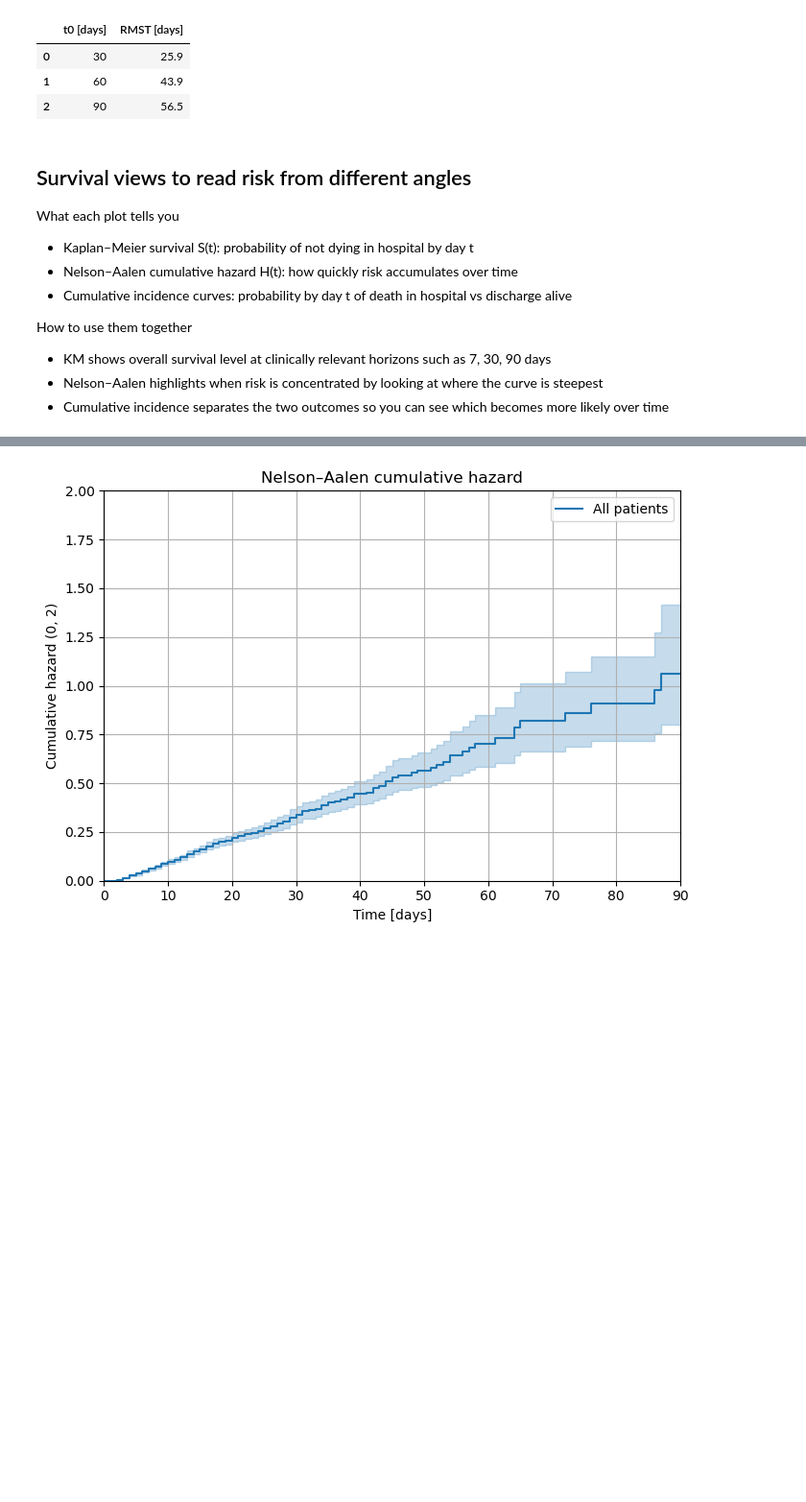
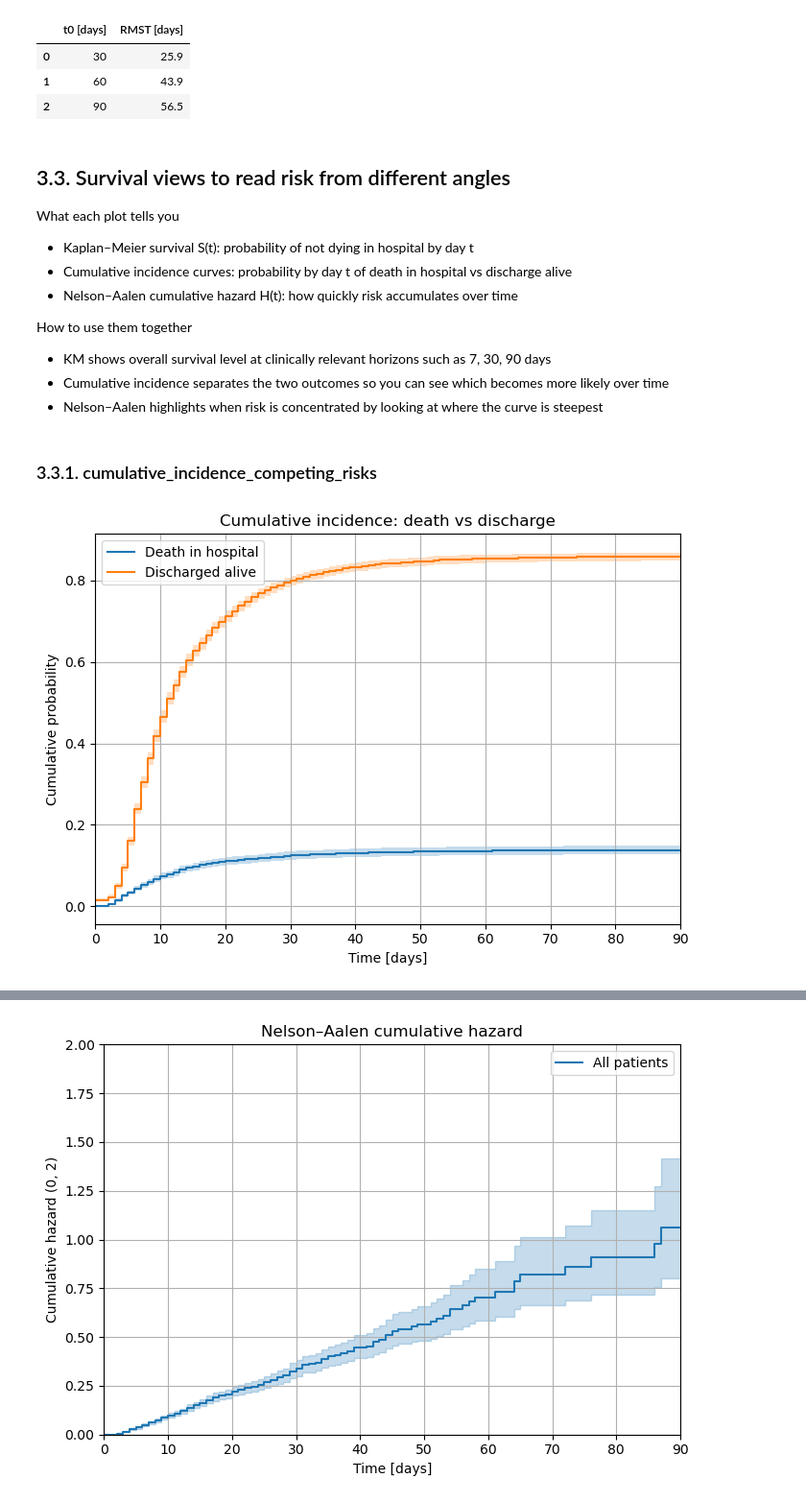
Before and after one commit to IE-ML-for-Healthcare/ICU_Survival_analysis, a Jupyter notebook: 01_ICU_Survival_analysis_KM.ipynb, the cells around one changed output, grey strips where cells are left out. Shown: that part at 96% size. Saved outputs shown, nothing was run; the diff lists cells and outputs as text; code cells hidden in the pictures; blank space fills up the shorter version.

```diff
--- a/01_ICU_Survival_analysis_KM.ipynb
+++ b/01_ICU_Survival_analysis_KM.ipynb
@@ -453,14 +472,44 @@ display(rmst_table)
 | 1 | 60 | 43.9 |
 | 2 | 90 | 56.5 |
 # %% [markdown]
-## Survival views to read risk from different angles
+## 3.3. Survival views to read risk from different angles
 
 What each plot tells you
 - Kaplan–Meier survival S(t): probability of not dying in hospital by day t
+- Cumulative incidence curves: probability by day t of death in hospital vs discharge alive
 - Nelson–Aalen cumulative hazard H(t): how quickly risk accumulates over time
-- Cumulative incidence curves: probability by day t of death in hospital vs discharge alive
 
 How to use them together
 - KM shows overall survival level at clinically relevant horizons such as 7, 30, 90 days
+- Cumulative incidence separates the two outcomes so you can see which becomes more likely over time
 - Nelson–Aalen highlights when risk is concentrated by looking at where the curve is steepest
-- Cumulative incidence separates the two outcomes so you can see which becomes more likely over time
+# %% [markdown]
+### 3.3.1. cumulative_incidence_competing_risks
+# %%
+# 0 = censored, 1 = died in ICU, 2 = discharged alive
+time = ICU["duration"].to_numpy(dtype=float)
+event_type = np.where(ICU["event"].to_numpy(dtype=int) == 1, 1, 2).astype(int)
+
+times, cif, ci = cumulative_incidence_competing_risks(
+    event=event_type,
+    time_exit=time,
+    conf_type="log-log",      # including CIs
+    var_type="Aalen",
+    conf_level=0.95
+)
+
+import matplotlib.pyplot as plt
+plt.figure(figsize=(7,5))
+for k, label in [(1, "Death in hospital"), (2, "Discharged alive")]:
+    plt.step(times, cif[k], where="post", label=label)
+    plt.fill_between(times, ci[k, 0], ci[k, 1], step="post", alpha=0.25)
+plt.xlim(0, 90)
+plt.xlabel("Time [days]")
+plt.ylabel("Cumulative probability")
+plt.title("Cumulative incidence: death vs discharge")
+plt.grid(True)
+plt.legend()
+plt.tight_layout()
+plt.show()
+# %% [output]
+[figure, new version]
```
Also changed, not shown: parts of 15 cells of this notebook.
